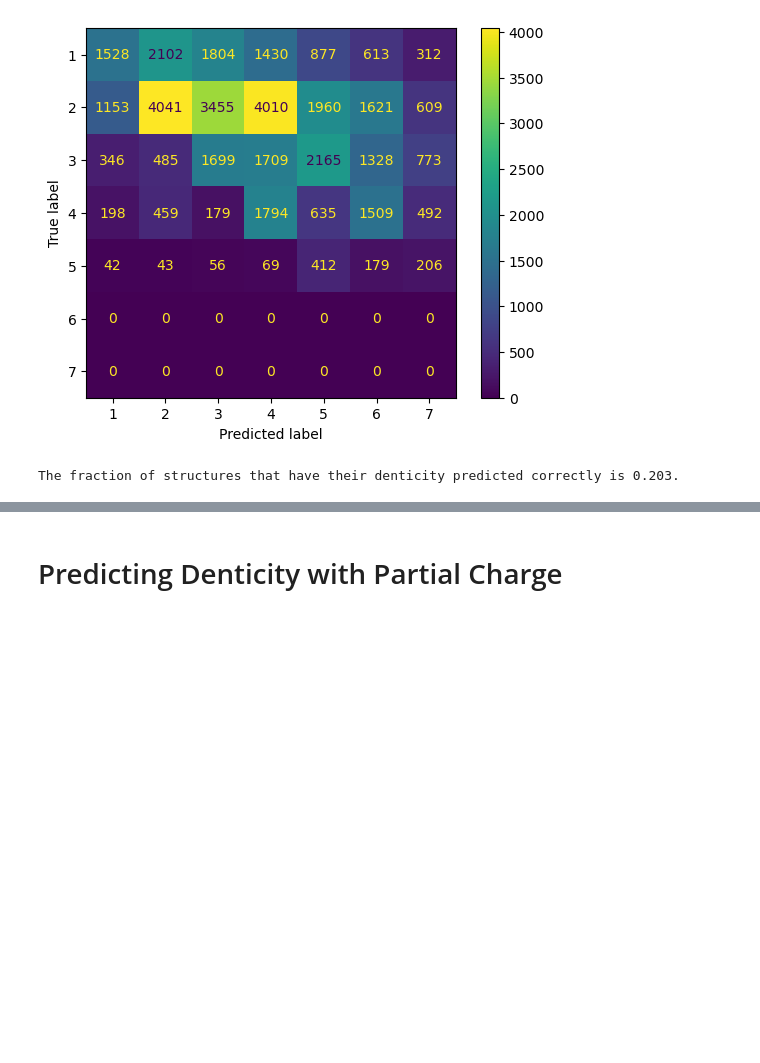
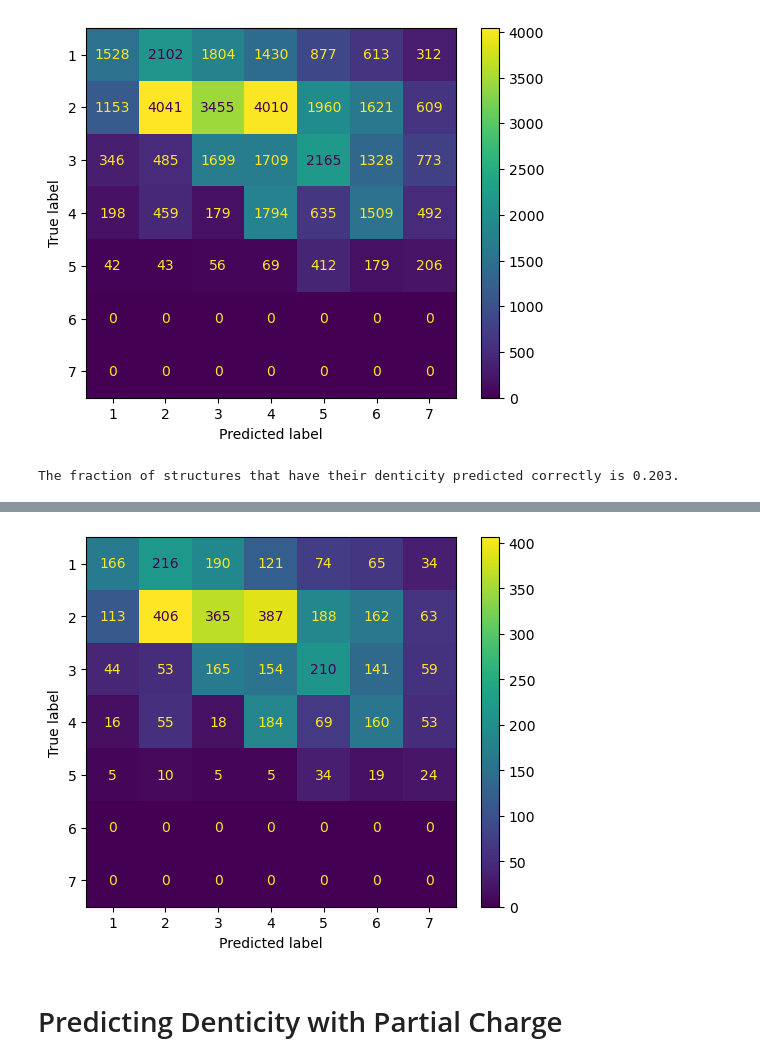
Before and after one commit to aarongarrison/coordination_prediction, a Jupyter notebook: heuristic_predictions.ipynb, the cells around one changed output, grey strips where cells are left out. Drawn from its saved outputs; the diff is of its cells as text; code cells hidden in the pictures; blank space fills up the shorter version.

```diff
--- a/heuristic_predictions.ipynb
+++ b/heuristic_predictions.ipynb
@@ -47,3 +109,18 @@ The fraction of structures that have their denticity predicted correctly is 0.20
+# %%
+true_denticities = []
+pred_denticities = []
+
+for data in test:
+    ligand = Chem.MolFromSmiles(data.smiles)
+    pred_denticities.append(len([a.GetAtomicNum() for a in ligand.GetAtoms() if a.GetAtomicNum() in common_catoms]))
+    true_denticities.append(sum(np.array(data.y)))
+
+cm = confusion_matrix(true_denticities, pred_denticities, labels=np.arange(1, 8))
+disp = ConfusionMatrixDisplay(confusion_matrix=cm, display_labels=np.arange(1, 8))
+disp.plot()
+plt.savefig('figures/testset-electronegativity_allatoms_cm.png', dpi=300)
+# %% [output]
+[figure, added]
 # %% [markdown]
 # Predicting Denticity with Partial Charge
 # %%
```
Also changed, not shown: parts of 13 cells of this notebook, 1 other file.
